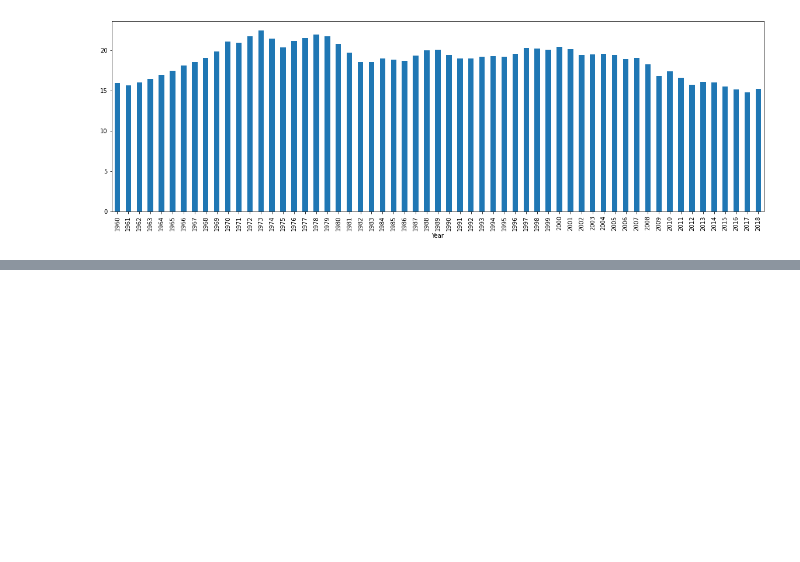
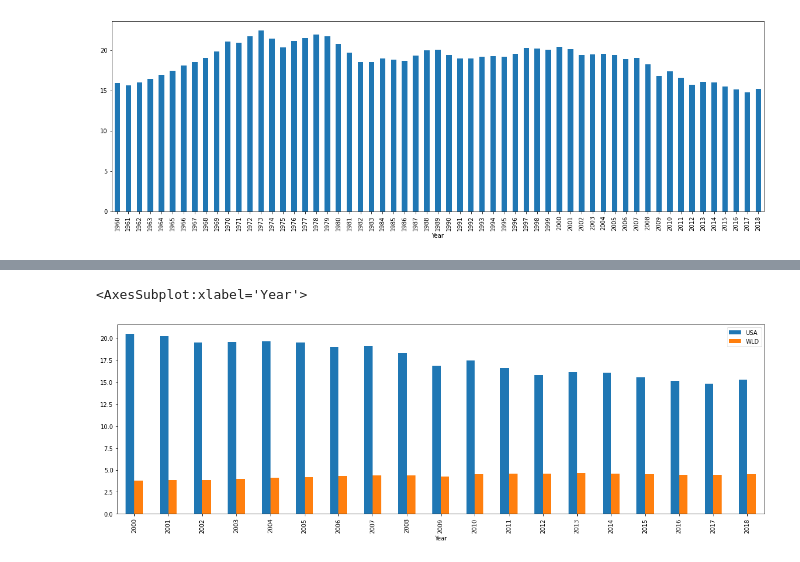
Before and after one commit to Harshhhh1701/Learning--Data-Science, a Jupyter notebook: py2.ipynb, the cells around one changed output, grey strips where cells are left out. Cells and saved outputs as stored; diff of their text form; code cells hidden in the pictures; blank space fills up the shorter version.

```diff
--- a/py2.ipynb
+++ b/py2.ipynb
@@ -148,0 +150,5 @@ KeyError: ('USA', 'WLD')
+# %%
+data2[['USA','WLD']].loc[2000:].plot.bar(figsize=(20,6))
+# %% [output]
+<AxesSubplot:xlabel='Year'>
+[figure, added]
```
Also changed, not shown: parts of 3 cells of this notebook.
